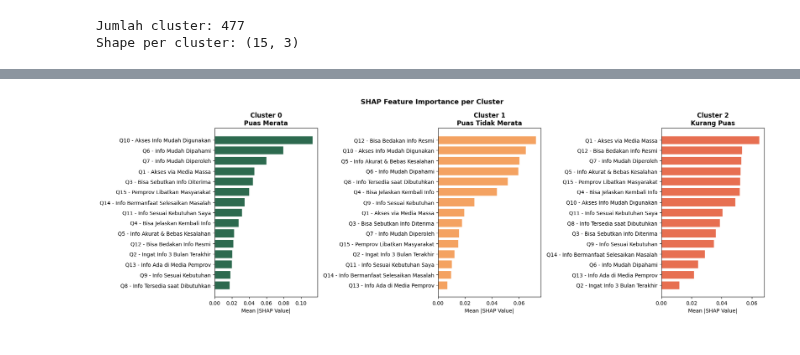
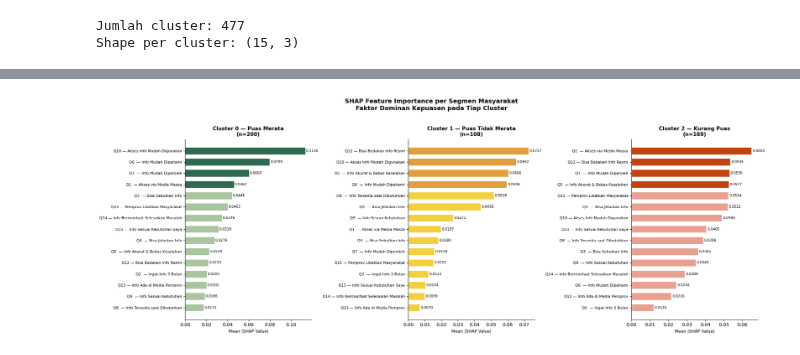
Before and after one commit to RizaHaryadi2003/Thesis-KMeans-Clustering, a Jupyter notebook: Skripsi_IKM_RandomForest_v1.ipynb, the cells around one changed output, grey strips where cells are left out. Cells and saved outputs as stored; diff of their text form; code cells hidden in the pictures.

```diff
--- a/Skripsi_IKM_RandomForest_v1.ipynb
+++ b/Skripsi_IKM_RandomForest_v1.ipynb
@@ -331,26 +539,45 @@ plt.show()
 # %%
-#===== SHAP - Per Cluster =====#
+#===== SHAP - Per Cluster Polish Version =====#
+
+fig, axes = plt.subplots(1, 3, figsize=(20, 7))
+fig.suptitle('SHAP Feature Importance per Segmen Masyarakat\nFaktor Dominan Kepuasan pada Tiap Cluster',
+             fontsize=13, fontweight='bold', y=1.02)
 
 cluster_names = {0: 'Puas Merata', 1: 'Puas Tidak Merata', 2: 'Kurang Puas'}
-colors_cluster = {0: '#2D6A4F', 1: '#F4A261', 2: '#E76F51'}
-
-fig, axes = plt.subplots(1, 3, figsize=(18, 6))
-fig.suptitle('SHAP Feature Importance per Cluster', fontsize=13, fontweight='bold')
+cluster_colors = {0: '#2D6A4F', 1: '#E09F3E', 2: '#C1440E'}
 
 for i, cluster in enumerate([0, 1, 2]):
     mean_shap_c = np.abs(shap_array[:, :, cluster]).mean(axis=0)
+
     shap_c = pd.DataFrame({
-        'label': [q_labels[q] for q in q_cols],
+        'label'     : [q_labels_short[q] for q in q_cols],
         'importance': mean_shap_c
     }).sort_values('importance')
 
-    axes[i].barh(shap_c['label'], shap_c['importance'],
-                 color=colors_cluster[cluster], edgecolor='white')
-    axes[i].set_title(f"Cluster {cluster}\n{cluster_names[cluster]}",
-                      fontweight='bold')
-    axes[i].set_xlabel('Mean |SHAP Value|')
+    q75_c = shap_c['importance'].quantile(0.75)
+    base_color = cluster_colors[cluster]
+
+    colors_c = [base_color if v >= q75_c else
+                '#A8C5A0' if cluster == 0 else
+                '#F4D03F' if cluster == 1 else
+                '#E8A090'
+                for v in shap_c['importance']]
+
+    bars = axes[i].barh(shap_c['label'], shap_c['importance'],
+                        color=colors_c, edgecolor='white', height=0.65)
+
+    for bar, val in zip(bars, shap_c['importance']):
+        axes[i].text(val + 0.0005, bar.get_y() + bar.get_height()/2,
+                     f'{val:.4f}', va='center', fontsize=7.5)
+
+    axes[i].set_title(f"Cluster {cluster} — {cluster_names[cluster]}\n(n={len(df[df['Cluster']==cluster])})",
+                      fontweight='bold', fontsize=11)
+    axes[i].set_xlabel('Mean |SHAP Value|', fontsize=9)
+    axes[i].spines['top'].set_visible(False)
+    axes[i].spines['right'].set_visible(False)
+    axes[i].tick_params(axis='y', labelsize=8)
 
 plt.tight_layout()
 plt.show()
 # %% [output]
-[figure, old version]
+[figure, new version]
```
Also changed, not shown: parts of 42 cells of this notebook.
